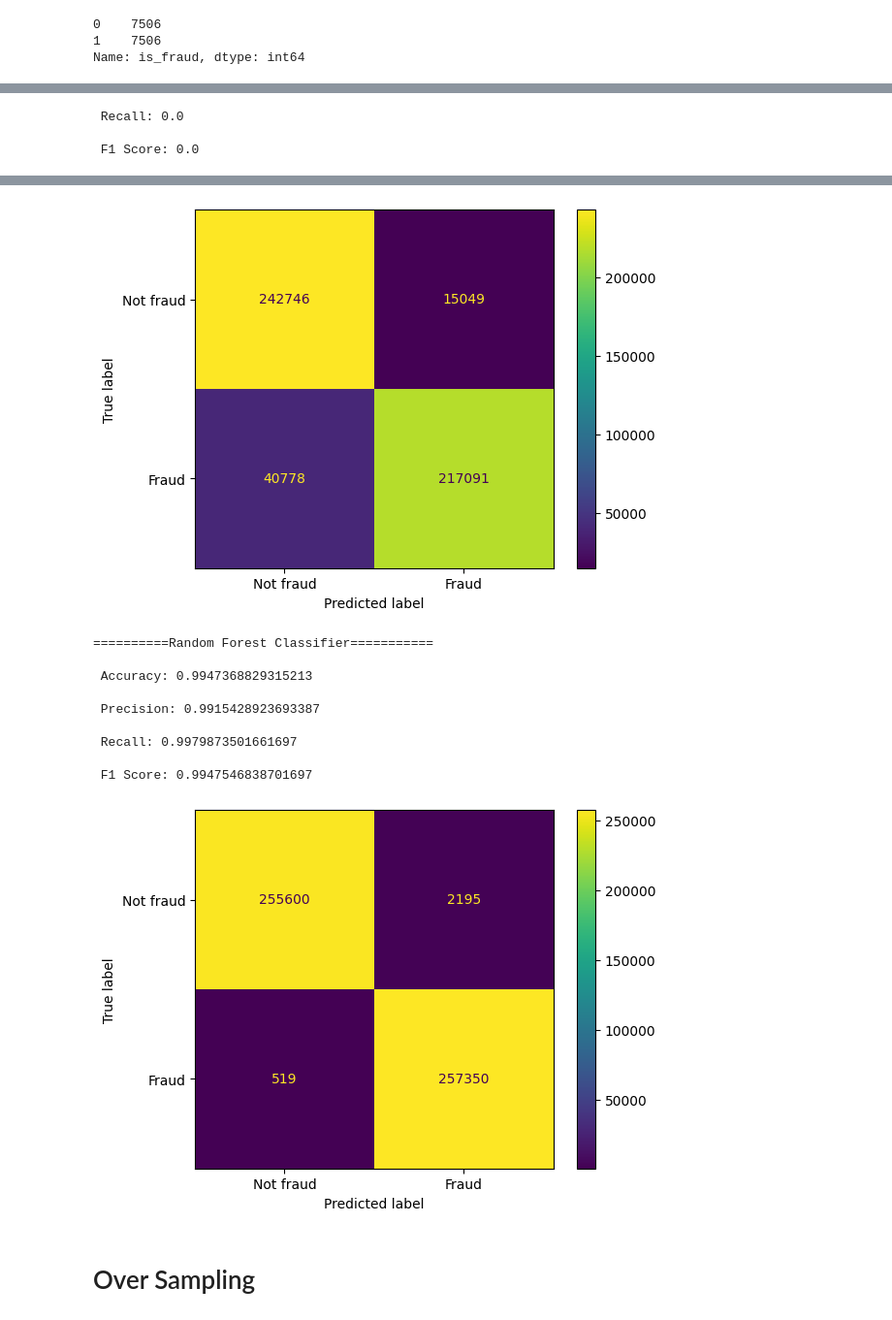
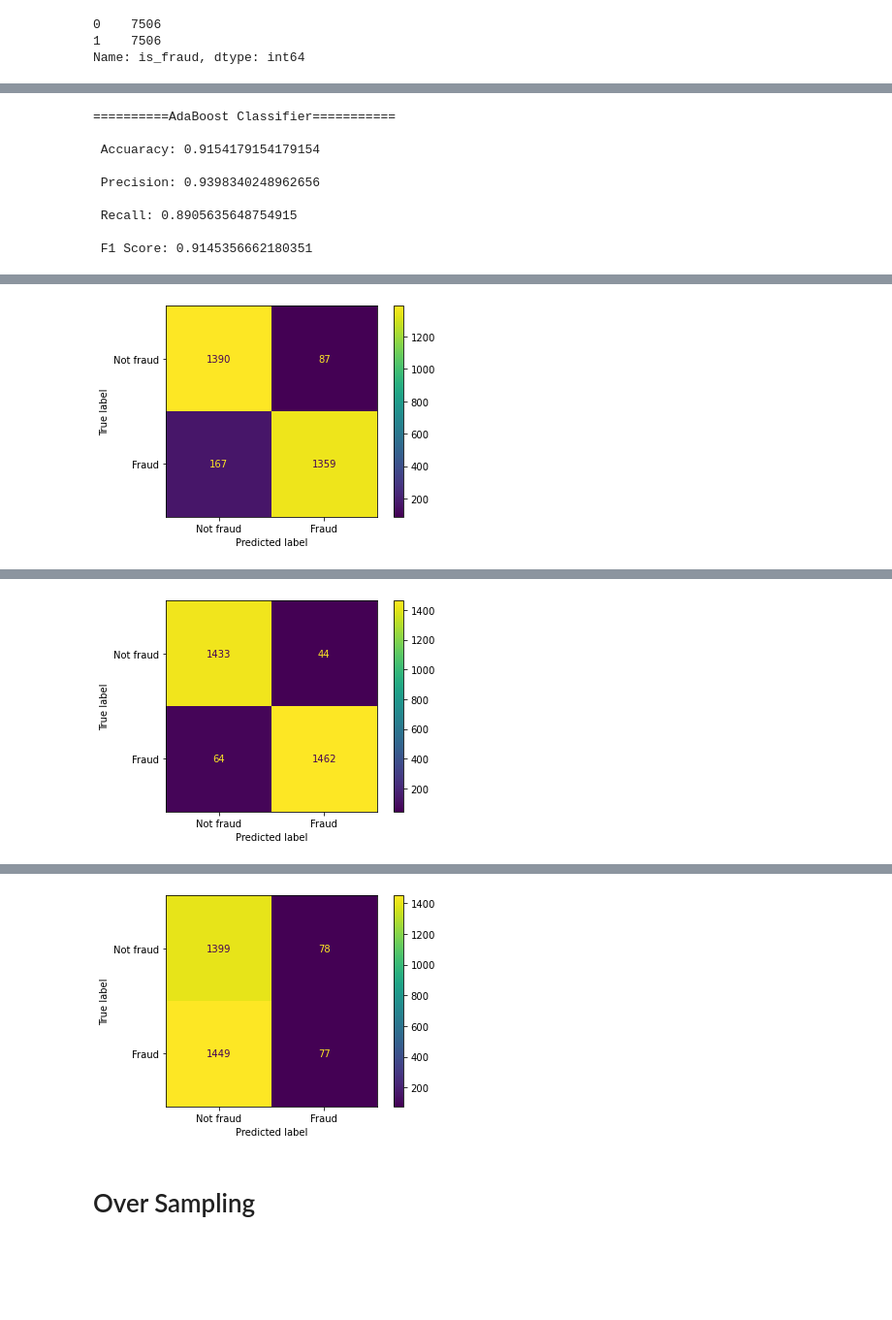
Before and after one commit to First-Last-Dance/Credit_Card_Transactions_Fraud_Detection, a Jupyter notebook: main.ipynb, the cells around one changed output, grey strips where cells are left out. Shown at 97% size. Drawn from its saved outputs; the diff is of its cells as text; code cells hidden in the pictures; blank space fills up the shorter version.

```diff
--- a/main.ipynb
+++ b/main.ipynb
@@ -419,16 +422,14 @@ from sklearn.linear_model import LogisticRegression
 from sklearn.ensemble import RandomForestClassifier
 
 
-classifier = {
-    "Logistic Regression": LogisticRegression(),
+classifier_original = {
+    "Logistic Regression": LogisticRegression(solver='liblinear'),
     "Random Forest Classifier": RandomForestClassifier(),
-    "Support Vector Classifier": SVC(),
-    "K-Nearest Neighbors Classifier": KNeighborsClassifier(),
-    "Gaussian Naive Bayes": GaussianNB(),
     "AdaBoost Classifier": AdaBoostClassifier(),
+    "Support Vector Classifier": SVC()
 }
 
-for name, clf in classifier.items():
+for name, clf in classifier_original.items():
     print(f"\n=========={name}===========")
     clf.fit(X_train, y_train)
     y_pred = clf.predict(X_test)
@@ -528,14 +534,14 @@ from sklearn.ensemble import RandomForestClassifier
 from sklearn.tree import DecisionTreeClassifier
 
 
-classifier = {
+classifier_under_sampling = {
     "Logistic Regression": LogisticRegression(solver='liblinear'),
-    "Decision Tree Classifier": DecisionTreeClassifier(),
     "AdaBoost Classifier": AdaBoostClassifier(),
-    "Random Forest Classifier": RandomForestClassifier()
+    "Random Forest Classifier": RandomForestClassifier(),
+    "Support Vector Classifier": SVC()
 }
 
-for name, clf in classifier.items():
+for name, clf in classifier_under_sampling.items():
     print(f"\n=========={name}===========")
     clf.fit(X_train, y_train)
     y_pred = clf.predict(X_test)
@@ -556,3 +567,9 @@ for name, clf in classifier.items():
- Recall: 0.0
+==========AdaBoost Classifier===========
 
- F1 Score: 0.0
+ Accuaracy: 0.9154179154179154
+
+ Precision: 0.9398340248962656
+
+ Recall: 0.8905635648754915
+
+ F1 Score: 0.9145356662180351
@@ -559,0 +576 @@ for name, clf in classifier.items():
+[figure, new version]
@@ -569,0 +586 @@ for name, clf in classifier.items():
+[figure, new version]
@@ -579,14 +596,4 @@ for name, clf in classifier.items():
-[figure, old version]
-==========Random Forest Classifier===========
-
- Accuracy: 0.9947368829315213
-
- Precision: 0.9915428923693387
-
- Recall: 0.9979873501661697
-
- F1 Score: 0.9947546838701697
-[figure, old version]
+[figure, new version]
 # %% [markdown]
 # Over Sampling
 # %%
```
Also changed, not shown: parts of 14 cells of this notebook, 2 other files.
